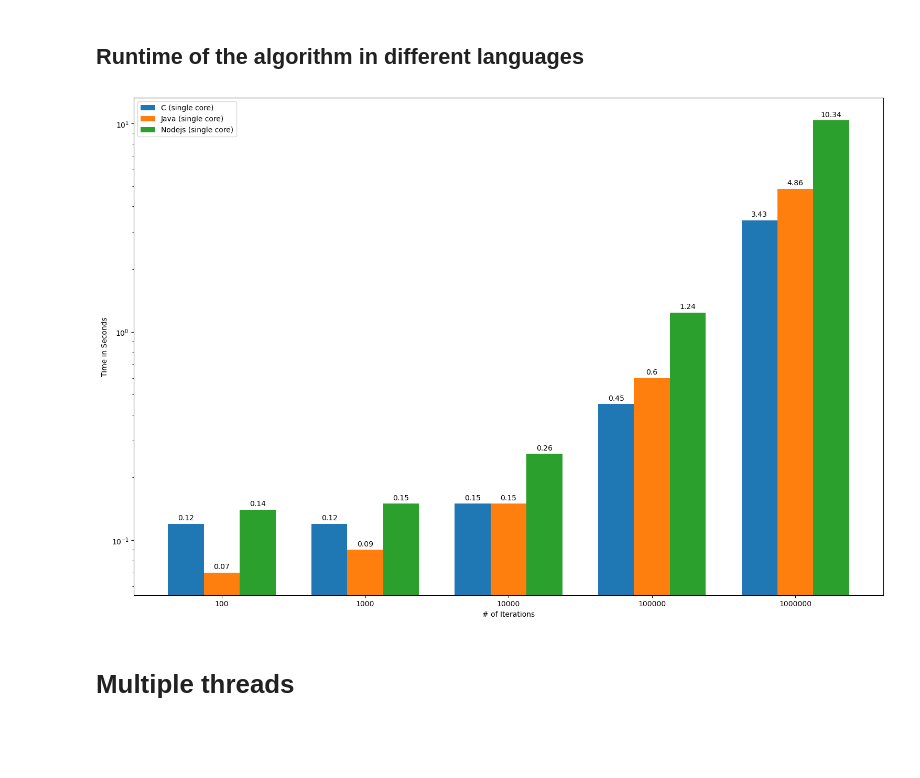
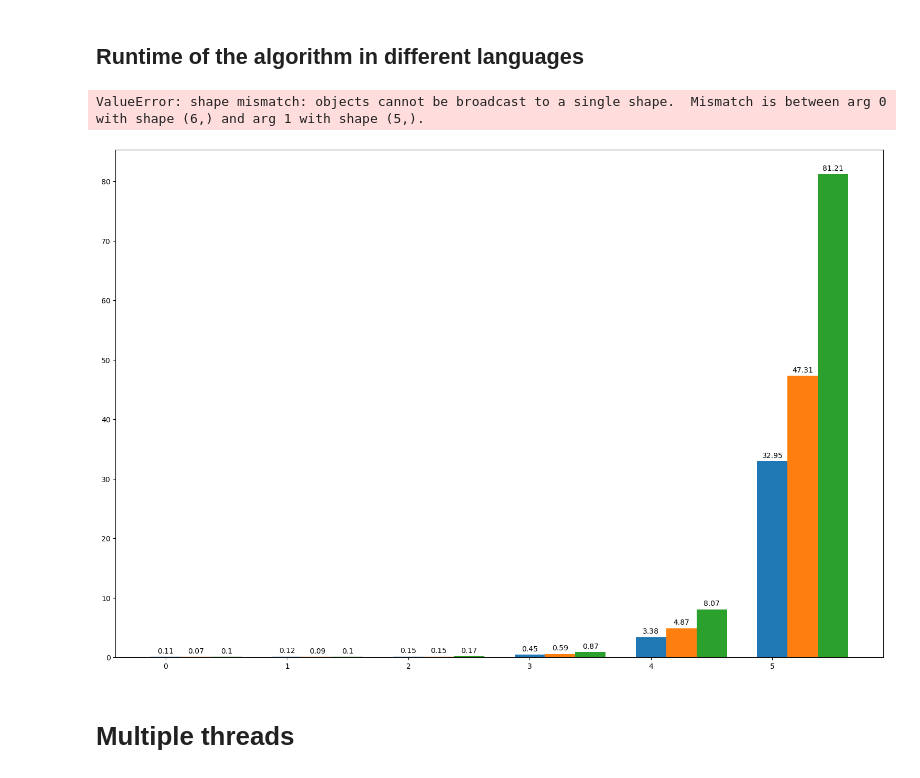
Before and after one commit to neferin12/iSM, a Jupyter notebook: benchmark.ipynb, the cells around one changed output. Saved outputs shown, nothing was run; the diff lists cells and outputs as text; code cells hidden in the pictures; blank space fills up the shorter version.

Commit message:
test(python): python benchmark

```diff
--- a/benchmark.ipynb
+++ b/benchmark.ipynb
@@ -7,6 +7,7 @@ import math
 c_data = pd.read_csv('benchmarking/results/c_benchmark.csv')
 java_data = pd.read_csv('benchmarking/results/java_benchmark.csv')
 ts_data = pd.read_csv('benchmarking/results/ts_benchmark.csv')
+python_data = pd.read_csv('benchmarking/results/python_benchmark.csv')
 
 c_mult_data = pd.read_csv('benchmarking/results/c_multicore_benchmark.csv')
 
@@ -19,33 +20,35 @@ def get_rounded_means(array):
 # %%
 runs = c_data["parameter_runs"].to_numpy()
 means = {
     "C (single core)": get_rounded_means(c_data),
     "Java (single core)": get_rounded_means(java_data),
     "Nodejs (single core)": get_rounded_means(ts_data),
+    "Python (single core)": get_rounded_means(python_data),
 }
 
 x = np.arange(len(runs))  # the label locations
 width = 0.25  # the width of the bars
 multiplier = 0
 
 fig, ax = plt.subplots(layout="constrained", figsize=(15, 10))
 
 for attribute, measurement in means.items():
     offset = width * multiplier
     rects = ax.bar(x + offset, measurement, width, label=attribute)
     ax.bar_label(rects, padding=3)
     multiplier += 1
 
 ax.set_xlabel("# of Iterations")
 ax.set_ylabel("Time in Seconds")
 ax.set_xticks(x + width, runs)
 ax.set_yscale('log')
 ax.legend(loc="upper left")
 # ax.set_ylim(0, 250)
 
 plt.show()
 # %% [output]
+ValueError: shape mismatch: objects cannot be broadcast to a single shape.  Mismatch is between arg 0 with shape (6,) and arg 1 with shape (5,).
-[figure, old version]
+[figure, new version]
 # %% [markdown]
 # Multiple threads
 # %% [markdown]
```
Also changed, not shown: 3 other files.
